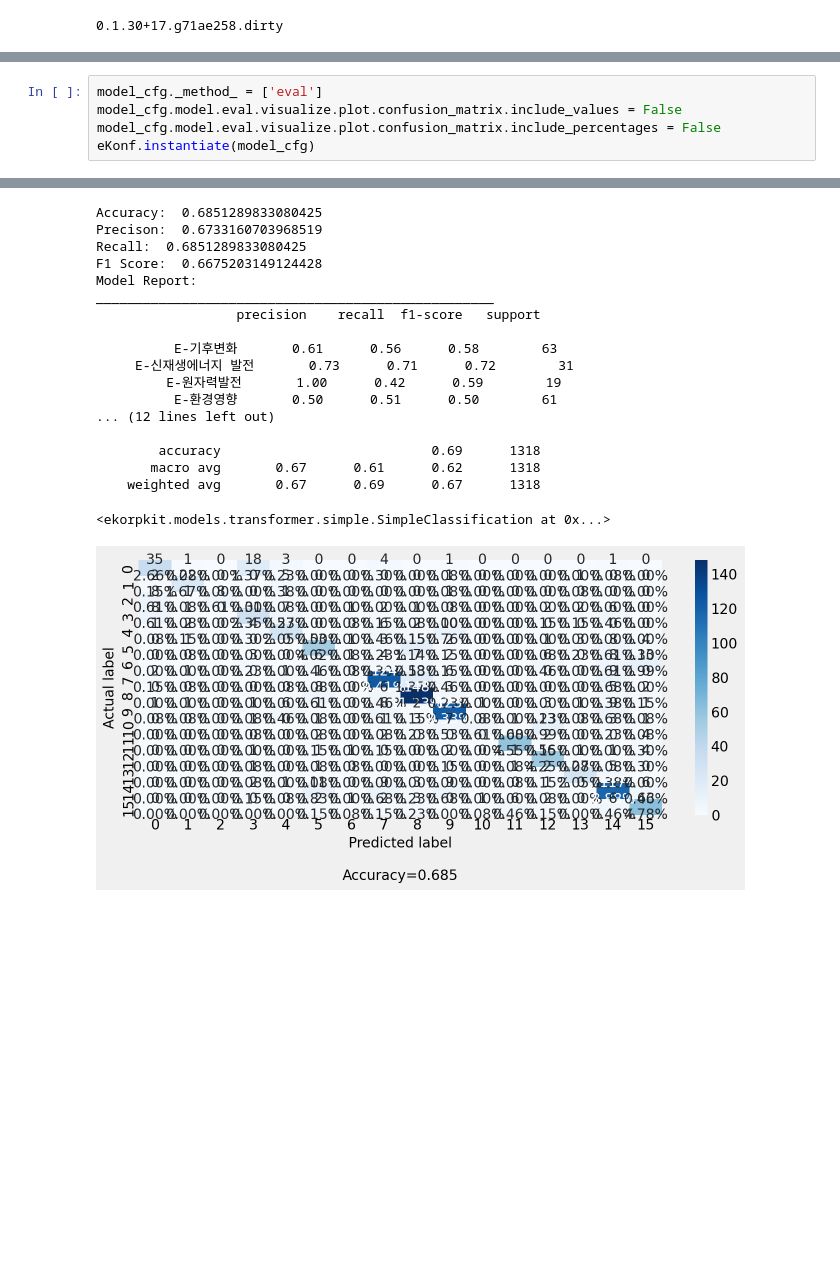
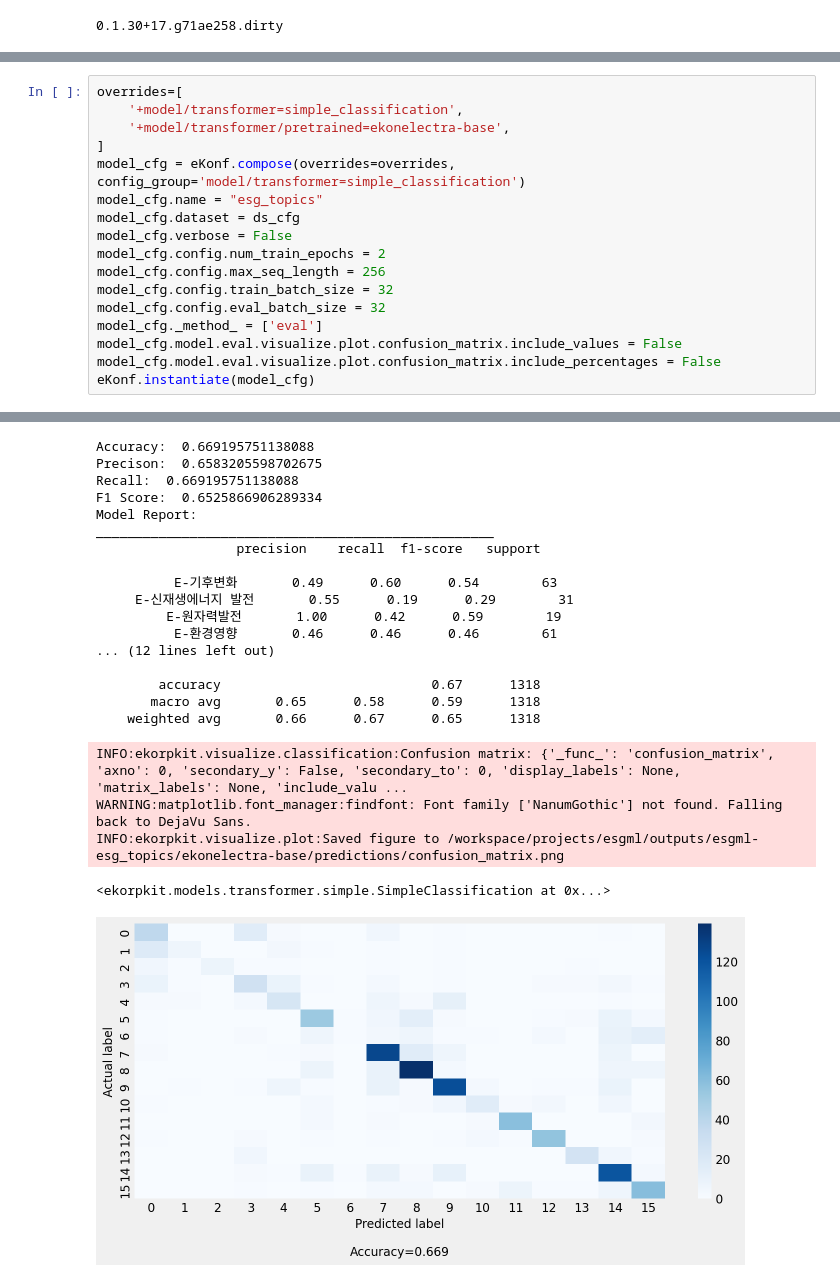
Before and after one commit to entelecheia/ekorpkit-config, a Jupyter notebook: ekorpkit-book/docs/usecases/esg/classifiers.ipynb, the cells around one changed output, grey strips where cells are left out. Saved outputs shown, nothing was run; the diff lists cells and outputs as text; blank space fills up the shorter version.

```diff
--- a/ekorpkit-book/docs/usecases/esg/classifiers.ipynb
+++ b/ekorpkit-book/docs/usecases/esg/classifiers.ipynb
@@ -294,4 +231,16 @@ Finishing last run (ID:35zsopcf) before initializing another...
 # %%
+overrides=[
+    '+model/transformer=simple_classification',
+    '+model/transformer/pretrained=ekonelectra-base',
+]
+model_cfg = eKonf.compose(overrides=overrides, config_group='model/transformer=simple_classification')
+model_cfg.name = "esg_topics"
+model_cfg.dataset = ds_cfg
+model_cfg.verbose = False
+model_cfg.config.num_train_epochs = 2
+model_cfg.config.max_seq_length = 256
+model_cfg.config.train_batch_size = 32
+model_cfg.config.eval_batch_size = 32
 model_cfg._method_ = ['eval']
 model_cfg.model.eval.visualize.plot.confusion_matrix.include_values = False
 model_cfg.model.eval.visualize.plot.confusion_matrix.include_percentages = False
@@ -313,19 +264,22 @@ INFO:ekorpkit.io.file:Saving dataframe as /workspace/projects/esgml/outputs/esgm
-Accuracy:  0.6851289833080425
-Precison:  0.6733160703968519
-Recall:  0.6851289833080425
-F1 Score:  0.6675203149124428
+Accuracy:  0.669195751138088
+Precison:  0.6583205598702675
+Recall:  0.669195751138088
+F1 Score:  0.6525866906289334
 Model Report:
 ___________________________________________________
                   precision    recall  f1-score   support
 
-          E-기후변화       0.61      0.56      0.58        63
-     E-신재생에너지 발전       0.73      0.71      0.72        31
+          E-기후변화       0.49      0.60      0.54        63
+     E-신재생에너지 발전       0.55      0.19      0.29        31
          E-원자력발전       1.00      0.42      0.59        19
-          E-환경영향       0.50      0.51      0.50        61
+          E-환경영향       0.46      0.46      0.46        61
 ... (12 lines left out)
 
-        accuracy                           0.69      1318
-       macro avg       0.67      0.61      0.62      1318
-    weighted avg       0.67      0.69      0.67      1318
+        accuracy                           0.67      1318
+       macro avg       0.65      0.58      0.59      1318
+    weighted avg       0.66      0.67      0.65      1318
-<ekorpkit.models.transformer.simple.SimpleClassification at 0x...>
+INFO:ekorpkit.visualize.classification:Confusion matrix: {'_func_': 'confusion_matrix', 'axno': 0, 'secondary_y': False, 'secondary_to': 0, 'display_labels': None, 'matrix_labels': None, 'include_valu ...
+WARNING:matplotlib.font_manager:findfont: Font family ['NanumGothic'] not found. Falling back to DejaVu Sans.
+INFO:ekorpkit.visualize.plot:Saved figure to /workspace/projects/esgml/outputs/esgml-esg_topics/ekonelectra-base/predictions/confusion_matrix.png
+<ekorpkit.models.transformer.simple.SimpleClassification at 0x...>
-[figure, old version]
+[figure, new version]
```
Also changed, not shown: parts of 12 cells of this notebook, 1 other file.
